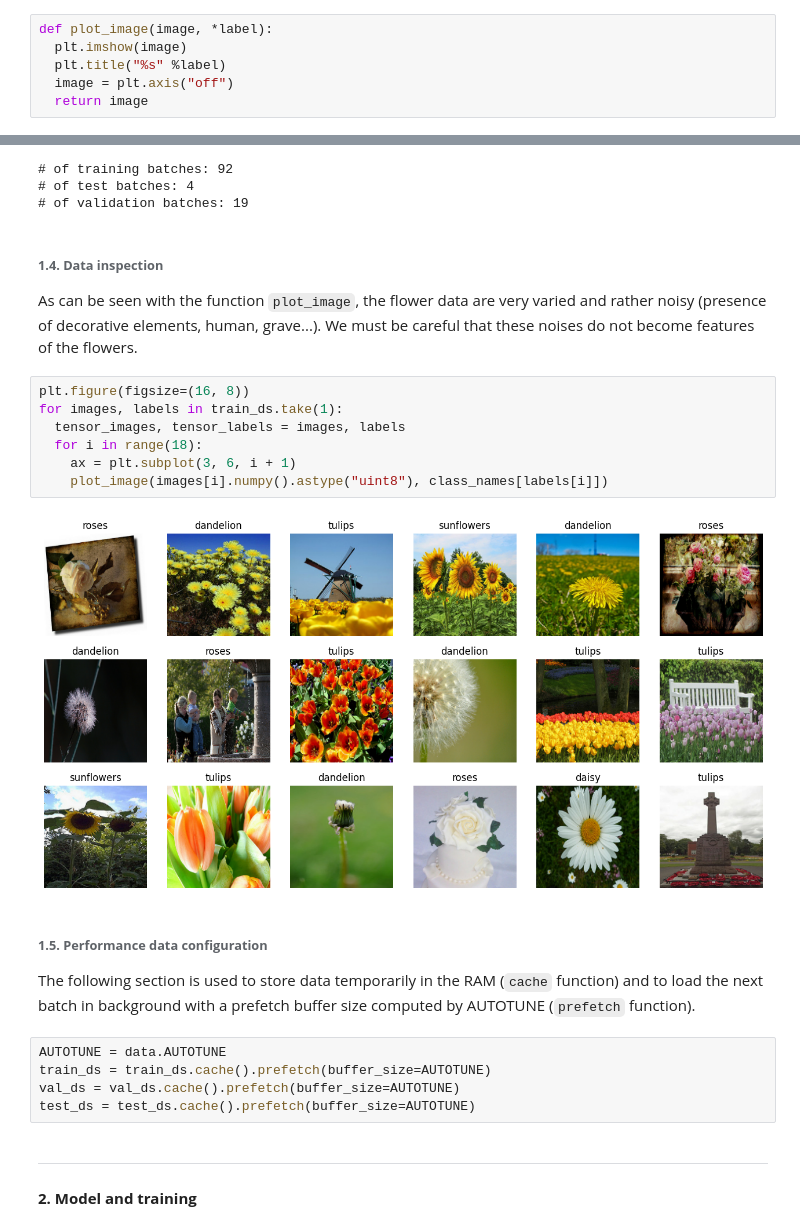
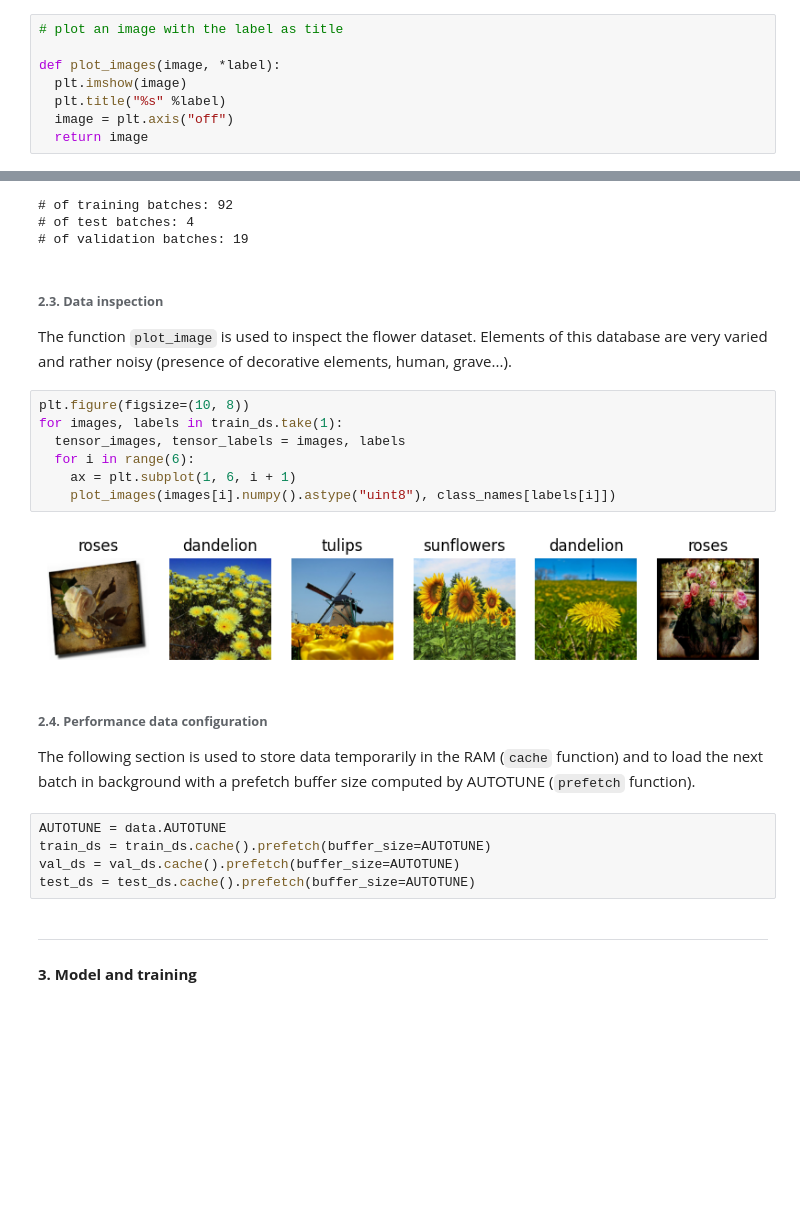
Before and after one commit to Benjamin-morel/TensorFlow, a Jupyter notebook: 04_convolution_CNN.ipynb, the cells around one changed output, grey strips where cells are left out. Drawn from its saved outputs; the diff is of its cells as text; blank space fills up the shorter version.

Commit message:
Image recognition

```diff
--- a/04_convolution_CNN.ipynb
+++ b/04_convolution_CNN.ipynb
@@ -59,5 +75,7 @@ Two graphic functions are declared below:
 # %%
-def plot_image(image, *label):
+# plot an image with the label as title
+
+def plot_images(image, *label):
   plt.imshow(image)
   plt.title("%s" %label)
   image = plt.axis("off")
@@ -121,20 +141,20 @@ print("# of training batches: %d" %data.experimental.cardinality(train_ds), "\n#
 # of test batches: 4
 # of validation batches: 19
 # %% [markdown]
-###### **1.4. Data inspection**
+###### **2.3. Data inspection**
 
-As can be seen with the function `plot_image`, the flower data are very varied and rather noisy (presence of decorative elements, human, grave...). We must be careful that these noises do not become features of the flowers.
+The function `plot_image` is used to inspect the flower dataset. Elements of this database are very varied and rather noisy (presence of decorative elements, human, grave...).
 # %%
-plt.figure(figsize=(16, 8))
+plt.figure(figsize=(10, 8))
 for images, labels in train_ds.take(1):
   tensor_images, tensor_labels = images, labels
-  for i in range(18):
-    ax = plt.subplot(3, 6, i + 1)
-    plot_image(images[i].numpy().astype("uint8"), class_names[labels[i]])
+  for i in range(6):
+    ax = plt.subplot(1, 6, i + 1)
+    plot_images(images[i].numpy().astype("uint8"), class_names[labels[i]])
 # %% [output]
-[figure, old version]
+[figure, new version]
 # %% [markdown]
-###### **1.5. Performance data configuration**
+###### **2.4. Performance data configuration**
 
 The following section is used to store data temporarily in the RAM (`cache` function) and to load the next batch in background with a prefetch buffer size computed by AUTOTUNE (`prefetch` function).
 # %%
@@ -146,5 +166,5 @@ test_ds = test_ds.cache().prefetch(buffer_size=AUTOTUNE)
 ---
 
 
-#### **2. Model and training**
+#### **3. Model and training**
 # %% [markdown]
```
Also changed, not shown: parts of 34 cells of this notebook.
